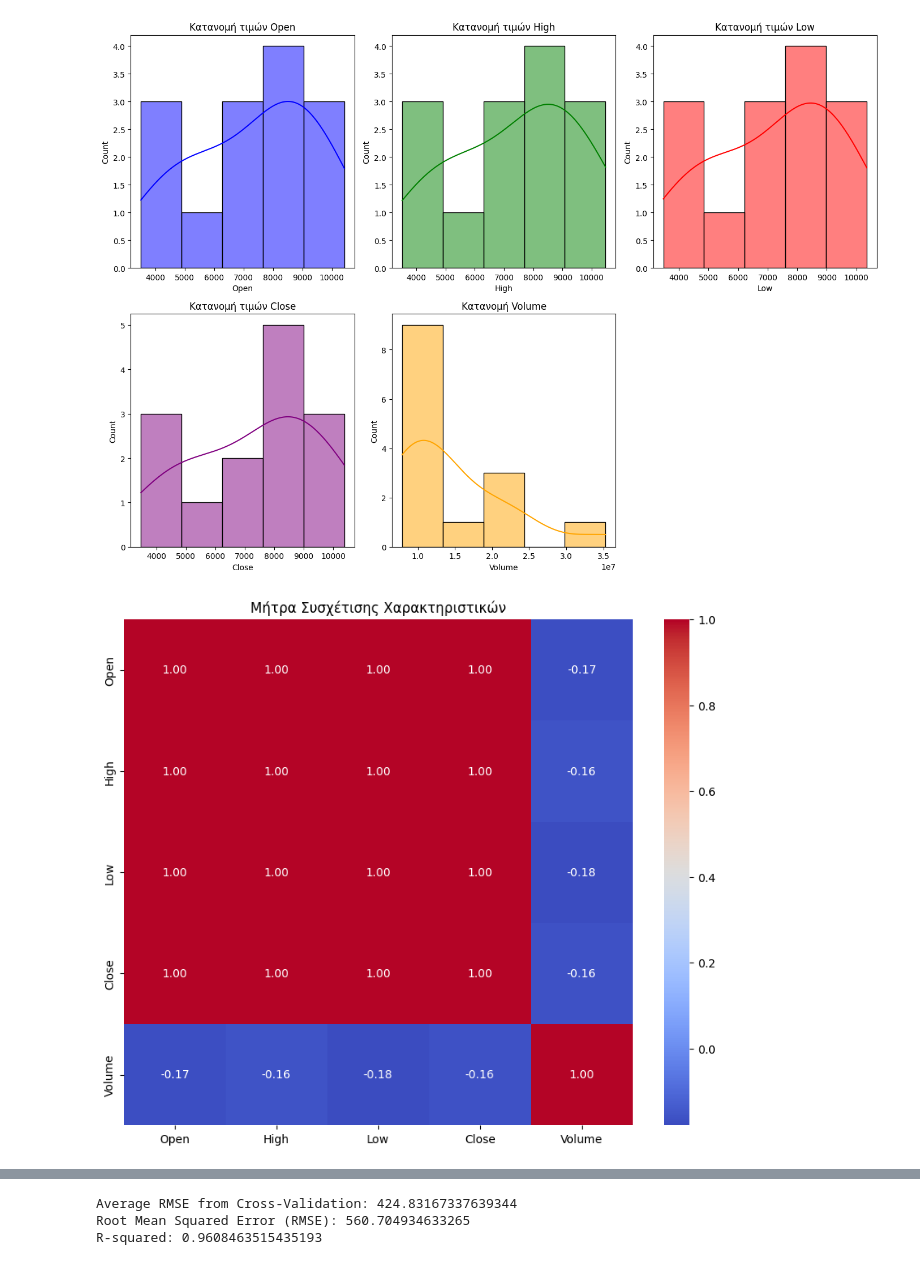
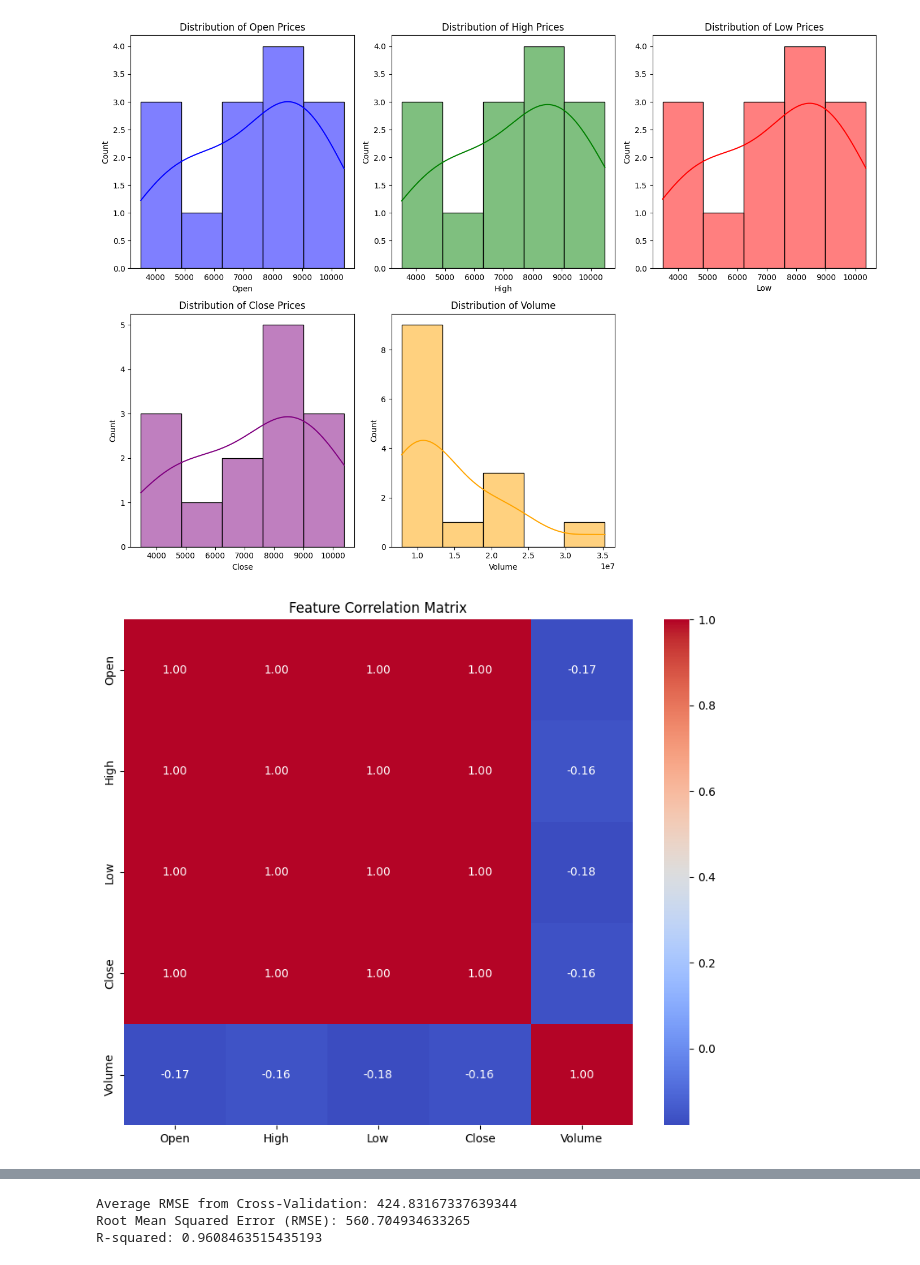
Before and after one commit to Papaxristos/Stocks, a Jupyter notebook: Stocks.ipynb, the cells around one changed output, grey strips where cells are left out. Drawn from its saved outputs; the diff is of its cells as text; code cells hidden in the pictures.

Commit message:
Δημιουργήθηκε με χρήση του Colab

```diff
--- a/Stocks.ipynb
+++ b/Stocks.ipynb
@@ -86,64 +88,64 @@ Name: Close, dtype: object
 # %%
-# Φόρτωση δεδομένων από το αρχείο Excel
+# Loading data from the Excel file
 file_path = '/content/drive/My Drive/Python Projects/Stocks/Exxon Mobil Corporation (XOM).xlsx'
 
-# Φόρτωση του αρχείου και παραλείποντας τις πρώτες 2 γραμμές για επικεφαλίδες
+# Loading the file while skipping the first 2 rows for headers
 data = pd.read_excel(file_path, sheet_name=0, skiprows=2)
 
-# Διορθώνουμε τις επικεφαλίδες των στηλών (αν χρειαστεί)
+# Adjusting the column headers (if needed)
 data.columns = ['Date', 'Open', 'High', 'Low', 'Close', 'Adj Close', 'Volume']
 
-# Καθαρισμός δεδομένων: Αφαιρούμε τις ετικέτες όπως "\n"
+# Data cleaning: Removing labels like "\n"
 for col in ['Open', 'High', 'Low', 'Close', 'Adj Close', 'Volume']:
     data[col] = data[col].astype(str).str.replace(r'\n', '', regex=True)
-    data[col] = pd.to_numeric(data[col], errors='coerce')  # Μετατροπή σε αριθμητικά
+    data[col] = pd.to_numeric(data[col], errors='coerce')  # Converting to numeric values
 
-# Καθαρισμός: Αφαιρούμε γραμμές με μη έγκυρες τιμές (NaN) στις στήλες Open, High, Low, Close, Volume
+# Cleaning: Removing rows with invalid values (NaN) in the columns Open, High, Low, Close, Volume
 data_cleaned = data.dropna(subset=['Open', 'High', 'Low', 'Close', 'Volume'])
 
-# 1. Προβολή των πρώτων γραμμών των δεδομένων
-print("Πρώτες 5 γραμμές των δεδομένων:")
+# 1. Displaying the first rows of the data
+print("First 5 rows of the data:")
 print(data_cleaned.head())
 
-# 2. Περιγραφική στατιστική ανάλυση
-print("\nΠεριγραφική στατιστική ανάλυση:")
+# 2. Descriptive statistical analysis
+print("\nDescriptive statistical analysis:")
 print(data_cleaned.describe())
 
-# 3. Έλεγχος για κενές τιμές
-print("\nΈλεγχος κενών τιμών:")
+# 3. Checking for missing values
+print("\nChecking for missing values:")
 print(data_cleaned.isnull().sum())
 
-# 4. Οπτικοποίηση των βασικών χαρακτηριστικών
+# 4. Visualizing key features
 plt.figure(figsize=(14, 10))
 
-# Ιστογράμματα για τα χαρακτηριστικά 'Open', 'High', 'Low', 'Close', 'Volume'
+# Histograms for features 'Open', 'High', 'Low', 'Close', 'Volume'
 plt.subplot(2, 3, 1)
 sns.histplot(data_cleaned['Open'], kde=True, color='blue')
-plt.title('Κατανομή τιμών Open')
+plt.title('Distribution of Open Prices')
 
 plt.subplot(2, 3, 2)
 sns.histplot(data_cleaned['High'], kde=True, color='green')
-plt.title('Κατανομή τιμών High')
+plt.title('Distribution of High Prices')
 
 plt.subplot(2, 3, 3)
 sns.histplot(data_cleaned['Low'], kde=True, color='red')
-plt.title('Κατανομή τιμών Low')
+plt.title('Distribution of Low Prices')
 
 plt.subplot(2, 3, 4)
 sns.histplot(data_cleaned['Close'], kde=True, color='purple')
-plt.title('Κατανομή τιμών Close')
+plt.title('Distribution of Close Prices')
 
 plt.subplot(2, 3, 5)
 sns.histplot(data_cleaned['Volume'], kde=True, color='orange')
-plt.title('Κατανομή Volume')
+plt.title('Distribution of Volume')
 
 plt.tight_layout()
 plt.show()
 
-# 5. Συσχέτιση των χαρακτηριστικών με τη χρήση heatmap
+# 5. Correlation analysis using a heatmap
 plt.figure(figsize=(10, 8))
 correlation_matrix = data_cleaned[['Open', 'High', 'Low', 'Close', 'Volume']].corr()
 sns.heatmap(correlation_matrix, annot=True, cmap='coolwarm', fmt='.2f')
-plt.title('Μήτρα Συσχέτισης Χαρακτηριστικών')
+plt.title('Feature Correlation Matrix')
 plt.show()
 # %% [output]
@@ -159,11 +161,11 @@ plt.show()
                Open          High           Low         Close    Adj Close  \
 count     14.000000     14.000000     14.000000     14.000000    14.000000
 mean    7349.142857   7406.214286   7290.857143   7349.142857  4799.714286
 ... (22 lines left out)
 Close        0
 Adj Close    0
 Volume       0
 dtype: int64
-[figure, old version]
+[figure, new version]
-[figure, old version]
+[figure, new version]
 # %%
```
Also changed, not shown: parts of 10 cells of this notebook.
